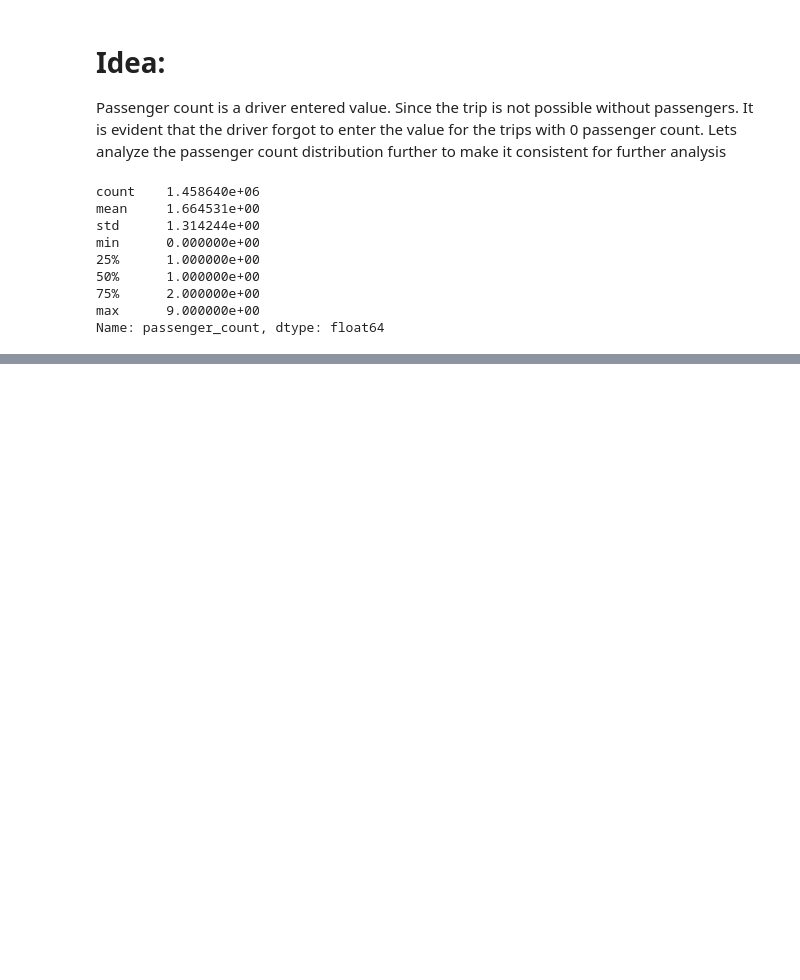
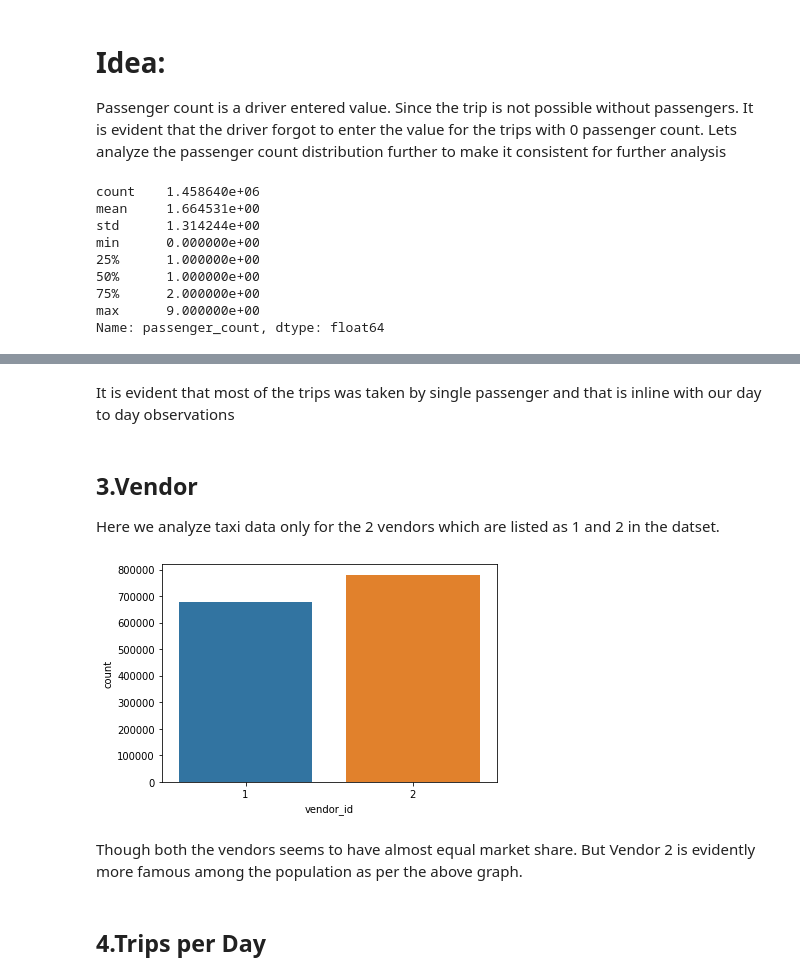
Before and after one commit to farhanraza200001/NYC-taxi-trip-time-prediction, a Jupyter notebook: NYC_Taxi_Trip_Time_Prediction_Capstone_Project.ipynb, the cells around one changed output, grey strips where cells are left out. Drawn from its saved outputs; the diff is of its cells as text; code cells hidden in the pictures; blank space fills up the shorter version.

```diff
--- a/NYC_Taxi_Trip_Time_Prediction_Capstone_Project.ipynb
+++ b/NYC_Taxi_Trip_Time_Prediction_Capstone_Project.ipynb
@@ -381,0 +500,14 @@ Name: passenger_count, dtype: float64
+# %% [markdown]
+It is evident that most of the trips was taken by single passenger and that is inline with our day to day observations
+# %% [markdown]
+## 3.Vendor
+Here we analyze taxi data only for the 2 vendors which are listed as 1 and 2 in the datset.
+# %%
+sns.countplot(df.vendor_id)
+plt.show()
+# %% [output]
+[figure, added]
+# %% [markdown]
+Though both the vendors seems to have almost equal market share. But Vendor 2 is evidently more famous among the population as per the above graph.
+# %% [markdown]
+## 4.Trips per Day
```
Also changed, not shown: parts of 16 cells of this notebook.
